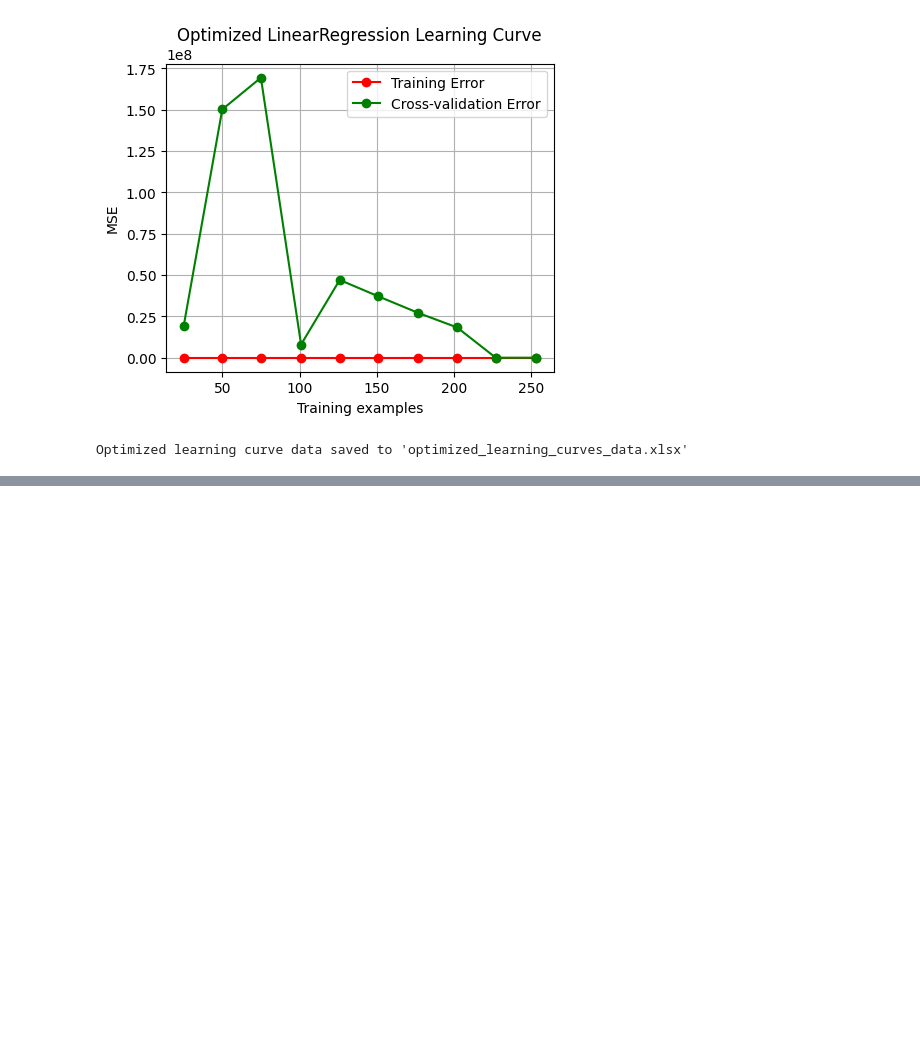
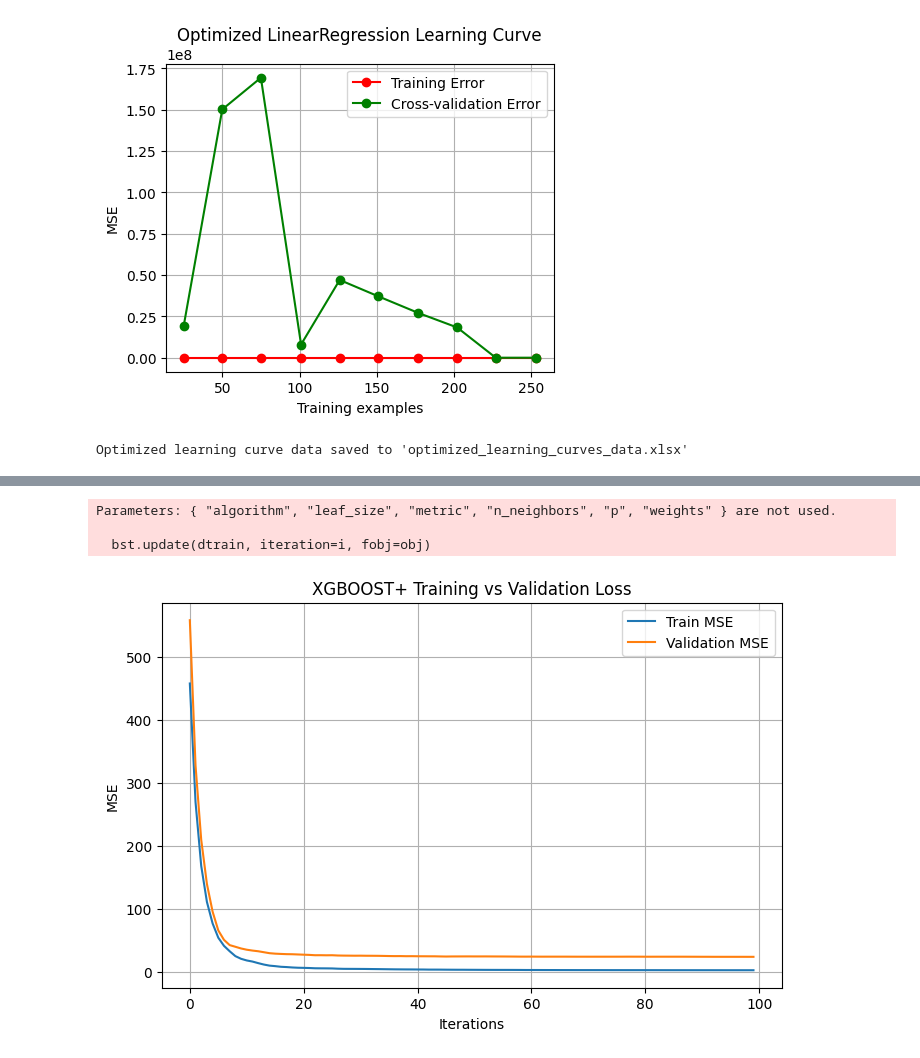
Before and after one commit to IsuPaul/Indpendent-Research, a Jupyter notebook: IR_Source_Code.ipynb, the cells around one changed output, grey strips where cells are left out. Drawn from its saved outputs; the diff is of its cells as text; code cells hidden in the pictures; blank space fills up the shorter version.

```diff
--- a/IR_Source_Code.ipynb
+++ b/IR_Source_Code.ipynb
@@ -1153,0 +1240,34 @@ Optimized learning curve data saved to 'optimized_learning_curves_data.xlsx'
+# %%
+import matplotlib.pyplot as plt
+
+# Get parameters from the best_model identified in previous steps
+params = best_model.get_params()
+params['eval_metric'] = 'rmse'  # XGBoost uses RMSE internally for regression
+
+# Initialize model with best parameters
+model_plus = xbt.XGBRegressor(**params)
+
+# Fit with eval_set to track progress
+eval_set = [(X_train, y_train), (X_test, y_test)]
+model_plus.fit(X_train, y_train, eval_set=eval_set, verbose=False)
+
+# Retrieve performance metrics
+results = model_plus.evals_result()
+epochs = len(results['validation_0']['rmse'])
+x_axis = range(0, epochs)
+
+# Plot MSE (Converting RMSE to MSE by squaring)
+fig, ax = plt.subplots(figsize=(8, 5))
+ax.plot(x_axis, [x**2 for x in results['validation_0']['rmse']], label='Train MSE')
+ax.plot(x_axis, [x**2 for x in results['validation_1']['rmse']], label='Validation MSE')
+ax.legend()
+plt.ylabel('MSE')
+plt.xlabel('Iterations')
+plt.title('XGBOOST+ Training vs Validation Loss')
+plt.grid(True)
+plt.show()
+# %% [output]
+Parameters: { "algorithm", "leaf_size", "metric", "n_neighbors", "p", "weights" } are not used.
+
+  bst.update(dtrain, iteration=i, fobj=obj)
+[figure, added]
```
Also changed, not shown: parts of 3 cells of this notebook.
